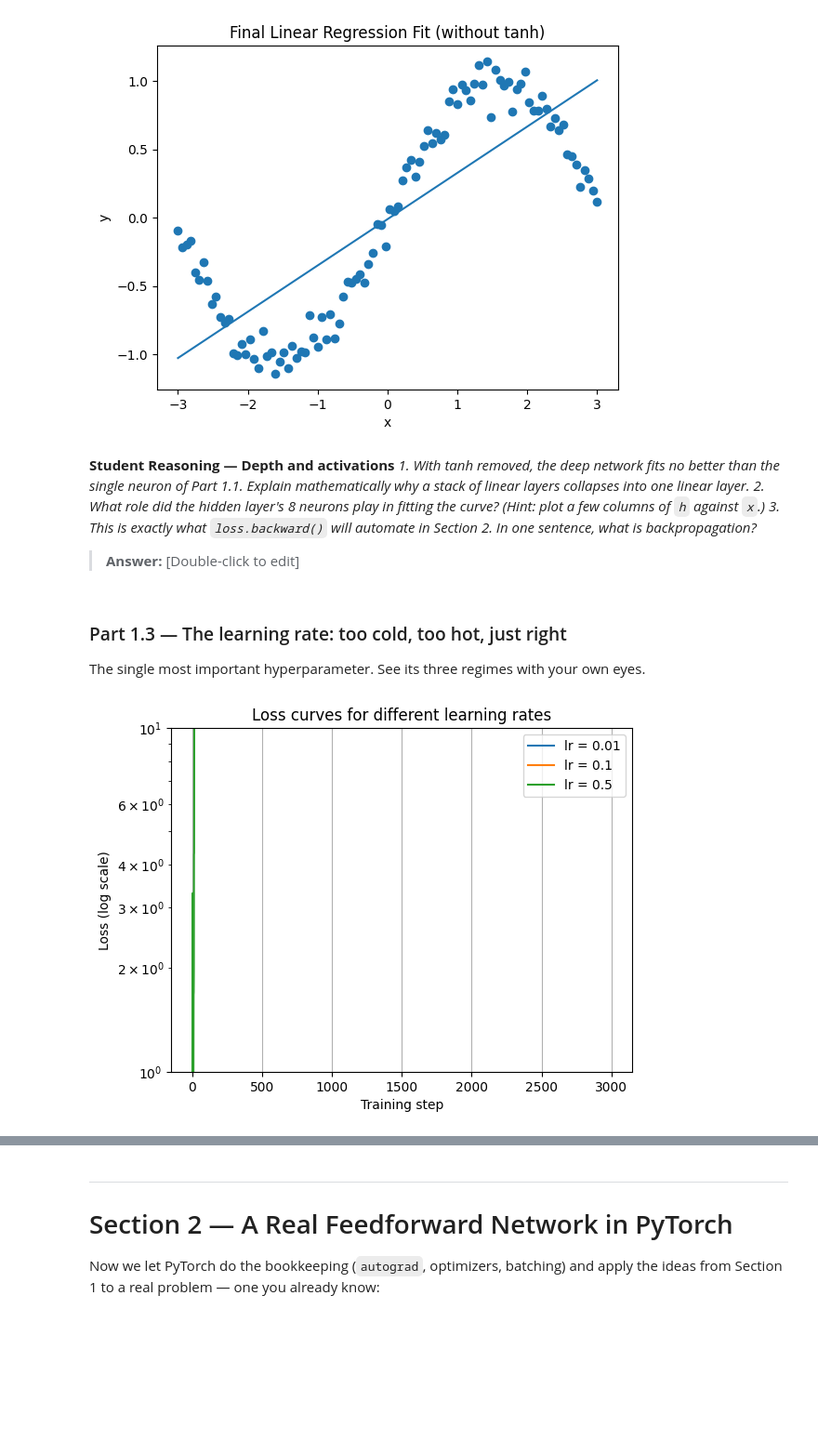
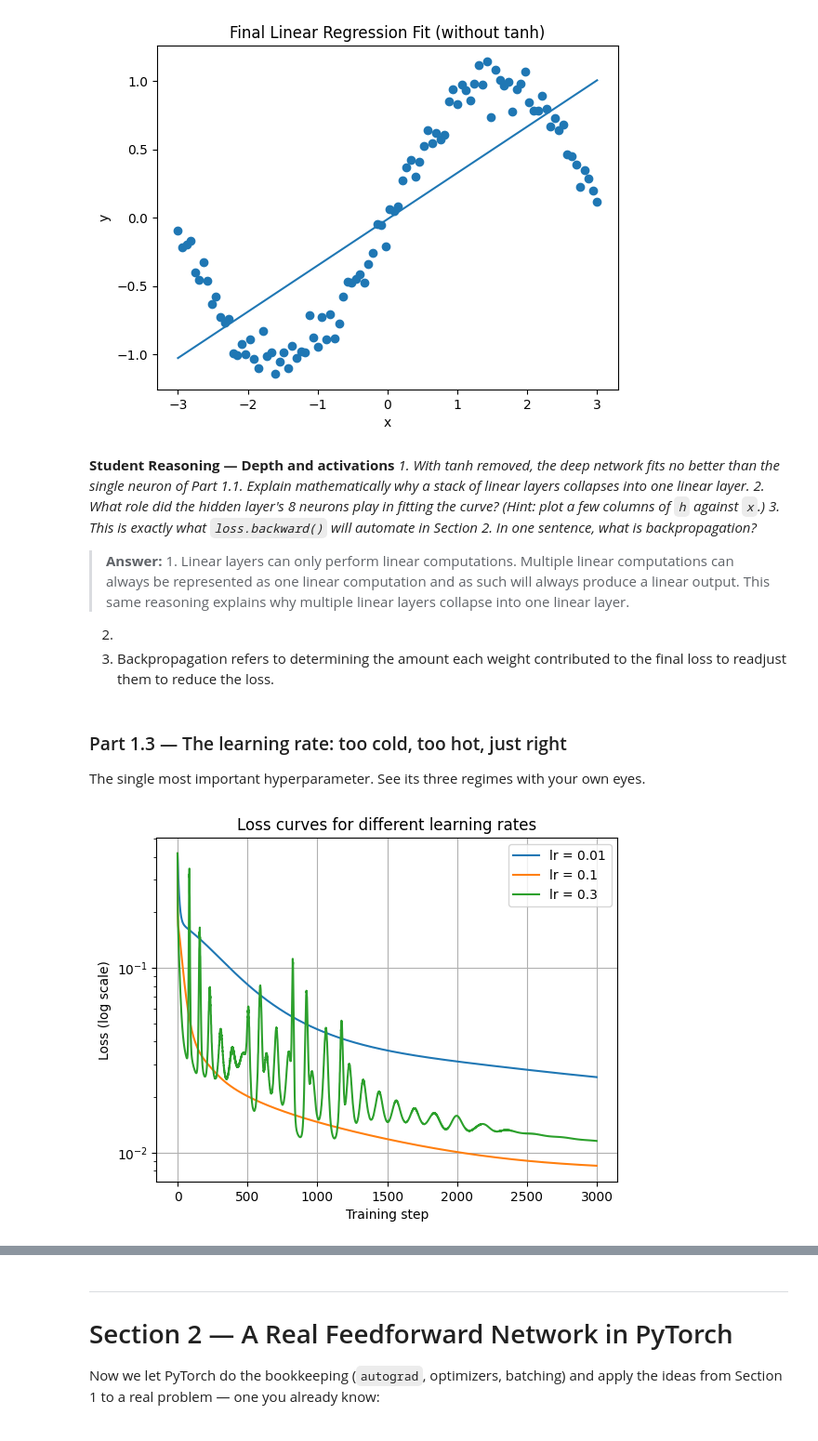
Before and after one commit to luckiest-child/lab-3, a Jupyter notebook: lab_3.ipynb, the cells around one changed output, grey strips where cells are left out. Shown at 93% size. Cells and saved outputs as stored; diff of their text form; code cells hidden in the pictures; blank space fills up the shorter version.

```diff
--- a/lab_3.ipynb
+++ b/lab_3.ipynb
@@ -293,7 +294,9 @@ columns of `h` against `x`.)*
 *3. This is exactly what `loss.backward()` will automate in Section 2. In one sentence, what
 is backpropagation?*
 
-> **Answer:** [Double-click to edit]
+> **Answer:** 1. Linear layers can only perform linear computations. Multiple linear computations can always be represented as one linear computation and as such will always produce a linear output. This same reasoning explains why multiple linear layers collapse into one linear layer.
+2.
+3. Backpropagation refers to determining the amount each weight contributed to the final loss to readjust them to reduce the loss.
 # %% [markdown]
 ### Part 1.3 — The learning rate: too cold, too hot, just right
 The single most important hyperparameter. See its three regimes with your own eyes.
@@ -331,36 +334,36 @@ def train_toy(lr, steps = 3000):
 
   return losses
 
 # TODO: Run it with THREE learning rates, e.g. lr = 0.001, 0.05, 1.0
 #   (keep the same initial weights for a fair comparison — reset the seed).
 
 W1_initial = np.random.randn(1,8) * 0.5
 b1_initial = np.random.randn(8) * 0.5
 W2_initial = np.random.randn(8,1) * 0.5
 b2_initial = np.random.randn(1) * 0.5
 
 losses_a = train_toy(0.01)
 losses_b = train_toy(0.1)
-losses_c = train_toy(0.5)
+losses_c = train_toy(0.3)
 
 # TODO: Plot the three loss curves on the same axes (log scale on y helps), with a legend.
 
 plt.plot(losses_a, label="lr = 0.01")
 plt.plot(losses_b, label="lr = 0.1")
-plt.plot(losses_c, label="lr = 0.5")
+plt.plot(losses_c, label="lr = 0.3")
 
 plt.yscale("log")
 
 plt.xlabel("Training step")
 plt.ylabel("Loss (log scale)")
 plt.title("Loss curves for different learning rates")
 
 plt.legend()
 plt.grid(True)
 
 plt.show()
 # %% [output]
-[figure, old version]
+[figure, new version]
 # %% [markdown]
 **Student Reasoning — Learning rate**
 *Describe what each of the three curves shows. Why does a too-large learning rate make the
```
Also changed, not shown: parts of 5 cells of this notebook.
